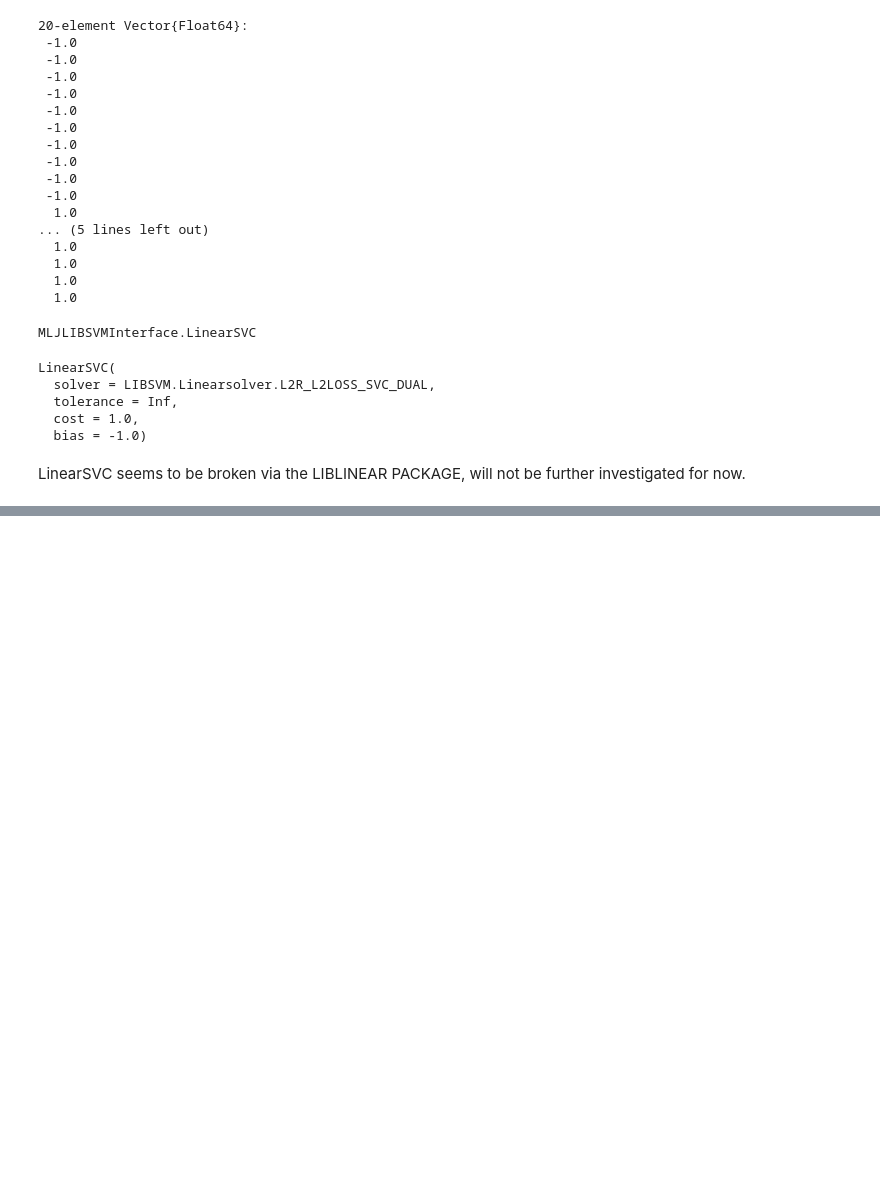
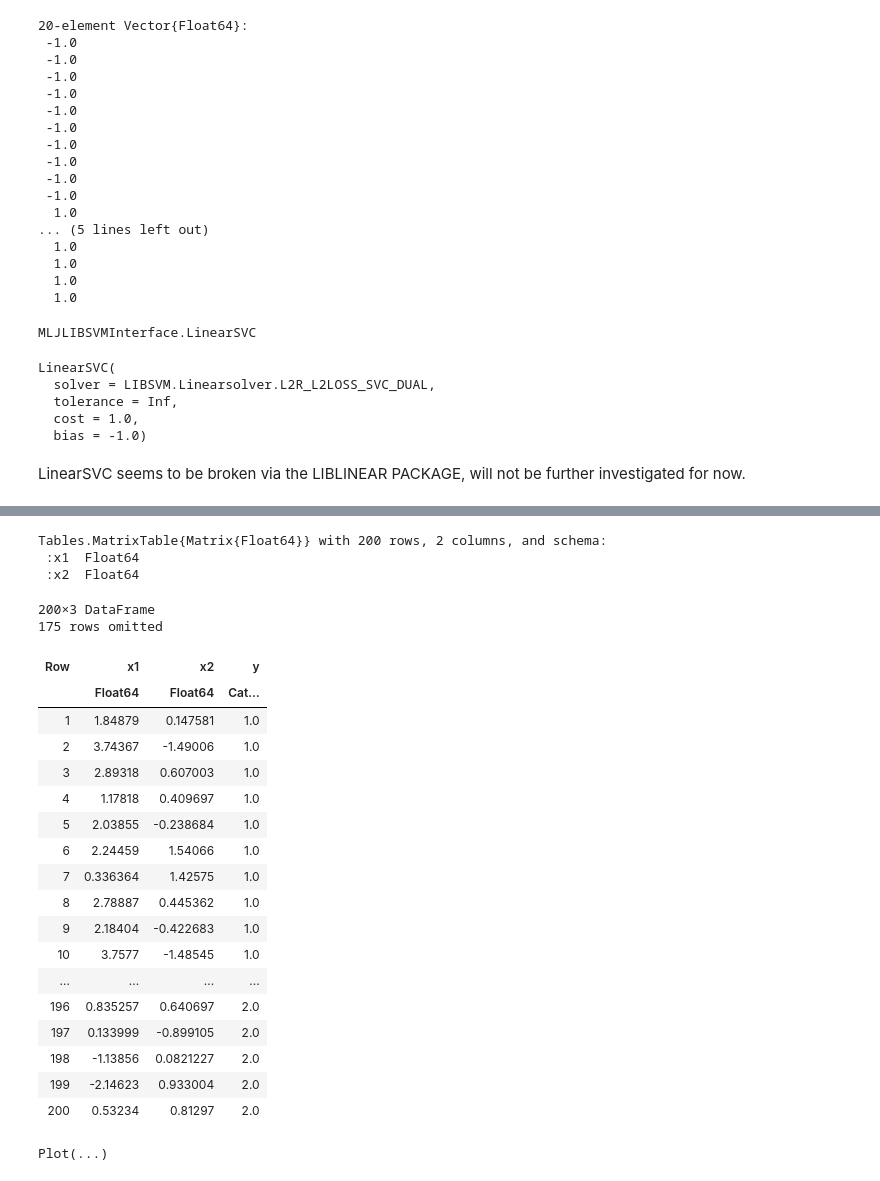
Before and after one commit to MoJabeen/DataScience_Nts, a Jupyter notebook: Notebooks/Support Vector Machine (Julia).ipynb, the cells around one changed output, grey strips where cells are left out. Cells and saved outputs as stored; diff of their text form; code cells hidden in the pictures; blank space fills up the shorter version.

```diff
--- a/Notebooks/Support Vector Machine (Julia).ipynb
+++ b/Notebooks/Support Vector Machine (Julia).ipynb
@@ -76,0 +51,7 @@ misclassification_rate(ypred, ty)
+# %%
+X = randn(200, 2)
+
+for val in 1:100 X[val] = X[val] + 2 end
+for val in 101:150 X[val] = X[val] -2 end
+
+y = vcat(ones(150), 2*ones(50))
@@ -76,0 +76,39 @@ misclassification_rate(ypred, ty)
+# %%
+tX = MLJ.table(X) #Ensure X data is tabular
+ty = categorical(y); #Change response data to corret type
+
+tX
+# %% [output]
+Tables.MatrixTable{Matrix{Float64}} with 200 rows, 2 columns, and schema:
+ :x1  Float64
+ :x2  Float64
+# %%
+df = DataFrame(x1=X[:,1],x2=X[:,2],y=ty)
+# %% [output]
+200×3 DataFrame
+175 rows omitted
+| Row | x1 | x2 | y |
+|  | Float64 | Float64 | Cat… |
+| 1 | 1.84879 | 0.147581 | 1.0 |
+| 2 | 3.74367 | -1.49006 | 1.0 |
+| 3 | 2.89318 | 0.607003 | 1.0 |
+| 4 | 1.17818 | 0.409697 | 1.0 |
+| 5 | 2.03855 | -0.238684 | 1.0 |
+| 6 | 2.24459 | 1.54066 | 1.0 |
+| 7 | 0.336364 | 1.42575 | 1.0 |
+| 8 | 2.78887 | 0.445362 | 1.0 |
+| 9 | 2.18404 | -0.422683 | 1.0 |
+| 10 | 3.7577 | -1.48545 | 1.0 |
+| ... | ... | ... | ... |
+| 196 | 0.835257 | 0.640697 | 2.0 |
+| 197 | 0.133999 | -0.899105 | 2.0 |
+| 198 | -1.13856 | 0.0821227 | 2.0 |
+| 199 | -2.14623 | 0.933004 | 2.0 |
+| 200 | 0.53234 | 0.81297 | 2.0 |
+# %%
+l1 = layer(x=X[:,1],y=X[:,2],Geom.point,color=y) #Color based on y value
+plot(l1)
+
+#Shows non linear seperation
+# %% [output]
+Plot(...)
```
Also changed, not shown: parts of 52 cells of this notebook, 6 other files.
